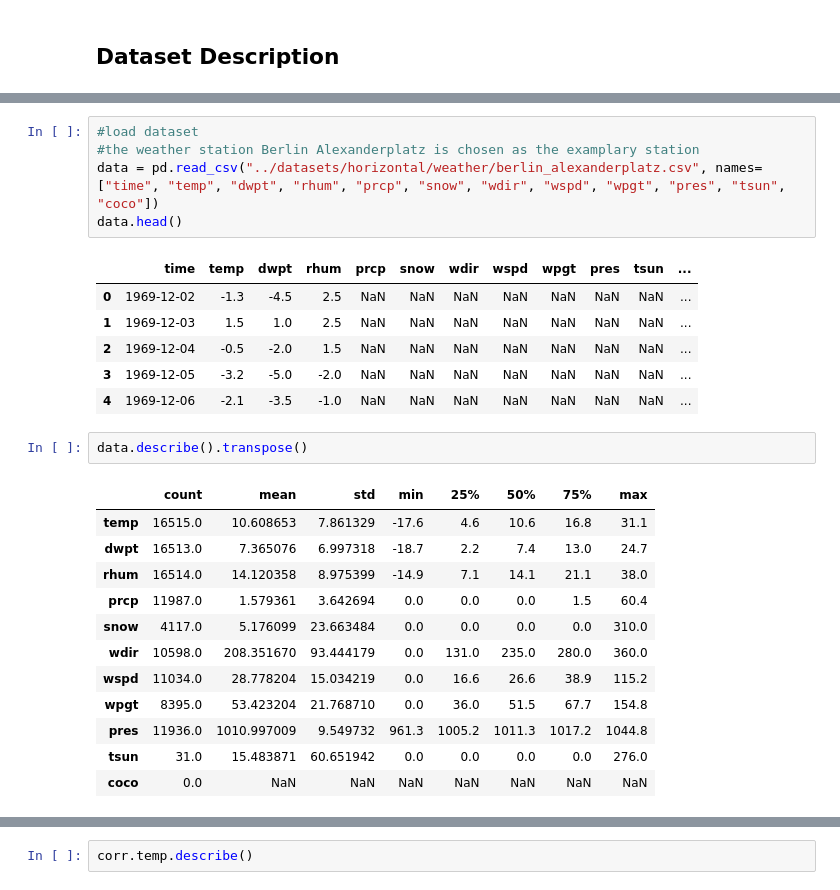
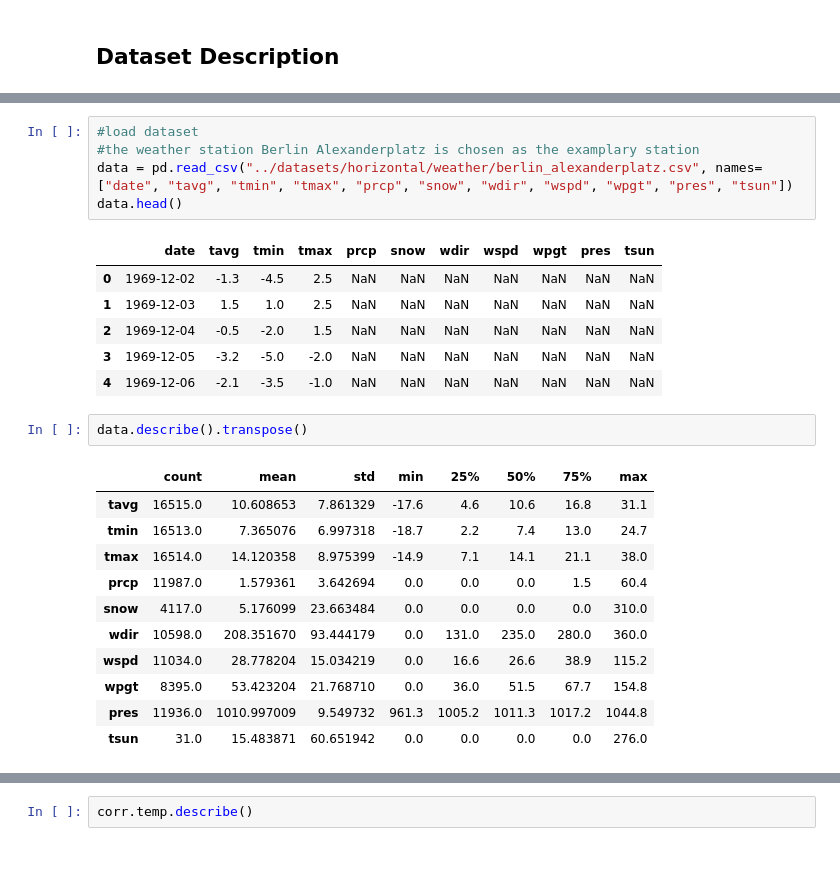
Before and after one commit to Flowwrian/Investigating-the-Effectiveness-of-Cross-Silo-Datasets-for-Training-Federated-Learning-Models, a Jupyter notebook: notebooks/weather_dataset.ipynb, the cells around one changed output, grey strips where cells are left out. Saved outputs shown, nothing was run; the diff lists cells and outputs as text; blank space fills up the shorter version.

```diff
--- a/notebooks/weather_dataset.ipynb
+++ b/notebooks/weather_dataset.ipynb
@@ -25,22 +25,22 @@ To enable them in other operations, rebuild TensorFlow with the appropriate comp
 # %%
 #load dataset
 #the weather station Berlin Alexanderplatz is chosen as the examplary station
-data = pd.read_csv("../datasets/horizontal/weather/berlin_alexanderplatz.csv", names=["time", "temp", "dwpt", "rhum", "prcp", "snow", "wdir", "wspd", "wpgt", "pres", "tsun", "coco"])
+data = pd.read_csv("../datasets/horizontal/weather/berlin_alexanderplatz.csv", names=["date", "tavg", "tmin", "tmax", "prcp", "snow", "wdir", "wspd", "wpgt", "pres", "tsun"])
 data.head()
 # %% [output]
-|  | time | temp | dwpt | rhum | prcp | snow | wdir | wspd | wpgt | pres | tsun | ... |
-| 0 | 1969-12-02 | -1.3 | -4.5 | 2.5 | NaN | NaN | NaN | NaN | NaN | NaN | NaN | ... |
-| 1 | 1969-12-03 | 1.5 | 1.0 | 2.5 | NaN | NaN | NaN | NaN | NaN | NaN | NaN | ... |
-| 2 | 1969-12-04 | -0.5 | -2.0 | 1.5 | NaN | NaN | NaN | NaN | NaN | NaN | NaN | ... |
-| 3 | 1969-12-05 | -3.2 | -5.0 | -2.0 | NaN | NaN | NaN | NaN | NaN | NaN | NaN | ... |
-| 4 | 1969-12-06 | -2.1 | -3.5 | -1.0 | NaN | NaN | NaN | NaN | NaN | NaN | NaN | ... |
+|  | date | tavg | tmin | tmax | prcp | snow | wdir | wspd | wpgt | pres | tsun |
+| 0 | 1969-12-02 | -1.3 | -4.5 | 2.5 | NaN | NaN | NaN | NaN | NaN | NaN | NaN |
+| 1 | 1969-12-03 | 1.5 | 1.0 | 2.5 | NaN | NaN | NaN | NaN | NaN | NaN | NaN |
+| 2 | 1969-12-04 | -0.5 | -2.0 | 1.5 | NaN | NaN | NaN | NaN | NaN | NaN | NaN |
+| 3 | 1969-12-05 | -3.2 | -5.0 | -2.0 | NaN | NaN | NaN | NaN | NaN | NaN | NaN |
+| 4 | 1969-12-06 | -2.1 | -3.5 | -1.0 | NaN | NaN | NaN | NaN | NaN | NaN | NaN |
 # %%
 data.describe().transpose()
 # %% [output]
 |  | count | mean | std | min | 25% | 50% | 75% | max |
-| temp | 16515.0 | 10.608653 | 7.861329 | -17.6 | 4.6 | 10.6 | 16.8 | 31.1 |
-| dwpt | 16513.0 | 7.365076 | 6.997318 | -18.7 | 2.2 | 7.4 | 13.0 | 24.7 |
-| rhum | 16514.0 | 14.120358 | 8.975399 | -14.9 | 7.1 | 14.1 | 21.1 | 38.0 |
+| tavg | 16515.0 | 10.608653 | 7.861329 | -17.6 | 4.6 | 10.6 | 16.8 | 31.1 |
+| tmin | 16513.0 | 7.365076 | 6.997318 | -18.7 | 2.2 | 7.4 | 13.0 | 24.7 |
+| tmax | 16514.0 | 14.120358 | 8.975399 | -14.9 | 7.1 | 14.1 | 21.1 | 38.0 |
 | prcp | 11987.0 | 1.579361 | 3.642694 | 0.0 | 0.0 | 0.0 | 1.5 | 60.4 |
 | snow | 4117.0 | 5.176099 | 23.663484 | 0.0 | 0.0 | 0.0 | 0.0 | 310.0 |
 | wdir | 10598.0 | 208.351670 | 93.444179 | 0.0 | 131.0 | 235.0 | 280.0 | 360.0 |
@@ -48,5 +48,4 @@ data.describe().transpose()
 | wpgt | 8395.0 | 53.423204 | 21.768710 | 0.0 | 36.0 | 51.5 | 67.7 | 154.8 |
 | pres | 11936.0 | 1010.997009 | 9.549732 | 961.3 | 1005.2 | 1011.3 | 1017.2 | 1044.8 |
 | tsun | 31.0 | 15.483871 | 60.651942 | 0.0 | 0.0 | 0.0 | 0.0 | 276.0 |
-| coco | 0.0 | NaN | NaN | NaN | NaN | NaN | NaN | NaN |
 # %%
```
Also changed, not shown: parts of 4 cells of this notebook, 27 other files.
